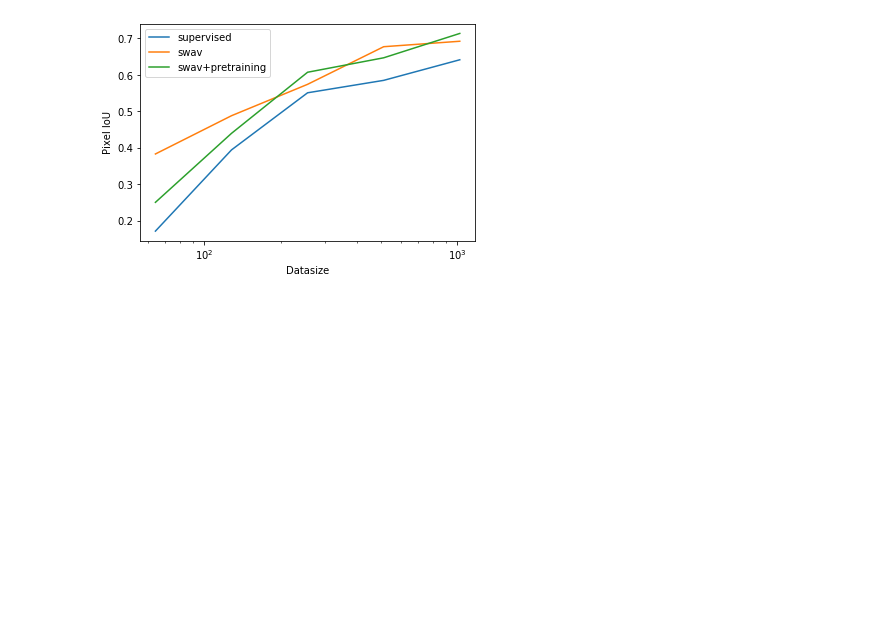
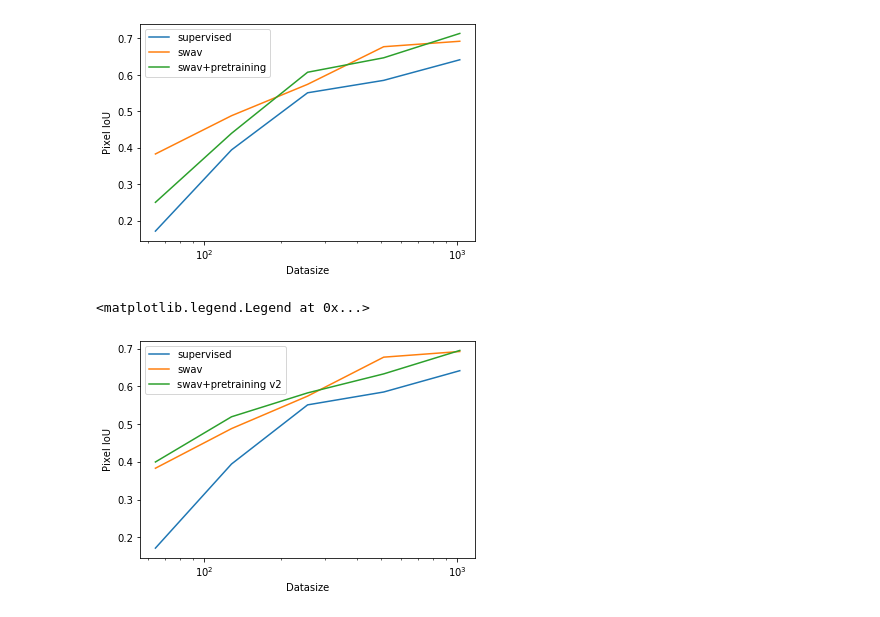
Before and after one commit to zcalhoun/ssrs, a Jupyter notebook: solar_final_results.ipynb, the cells around one changed output. Drawn from its saved outputs; the diff is of its cells as text; code cells hidden in the pictures; blank space fills up the shorter version.

```diff
--- a/solar_final_results.ipynb
+++ b/solar_final_results.ipynb
@@ -13,4 +13,4 @@ df.head()
 | 3 | 64 | swav-imagenet | t1 | 0.384871 | 0.556853 |
 | 4 | 64 | swav-imagenet | t2 | 0.344103 | 0.516569 |
 # %%
-df_pivot = pd.pivot_table(df, values = 'iou', index='datasize', columns='encoder')
+df_pivot = pd.pivot_table(df, values = 'iou', index='datasize', columns='encoder', aggfunc=('mean', 'std'))
@@ -25,3 +36,19 @@ plt.legend()
 # %% [output]
 <matplotlib.legend.Legend at 0x...>
 [figure]
+# %%
+df2 = pd.read_csv('./solar_swav-s4_batch_results.csv', index_col=0)
+# %%
+df2_pivot = pd.pivot_table(df2, values = 'iou', index='datasize', columns='encoder')
+# %%
+plt.plot(df_pivot.index, df_pivot['supervised'], label='supervised')
+plt.plot(df_pivot.index, df_pivot['swav-imagenet'], label='swav')
+# plt.plot(df_pivot.index, df_pivot['swav-s3'], label='swav+pretraining')
+plt.plot(df2_pivot.index, df2_pivot['swav-s4'], label='swav+pretraining v2')
+plt.xscale('log')
+plt.xlabel("Datasize")
+plt.ylabel("Pixel IoU")
+plt.legend()
+# %% [output]
+<matplotlib.legend.Legend at 0x...>
+[figure, added]
```
Also changed, not shown: parts of 5 cells of this notebook, 6 other files.
